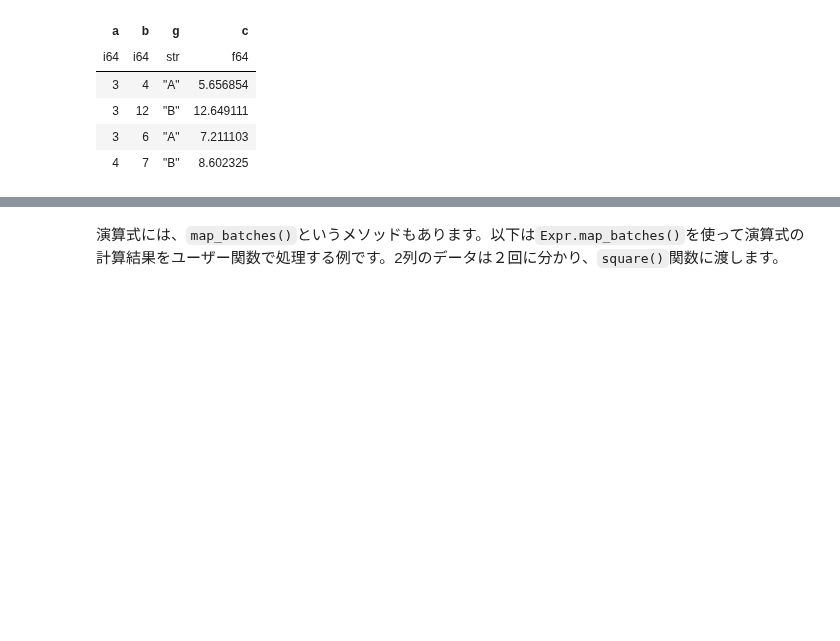
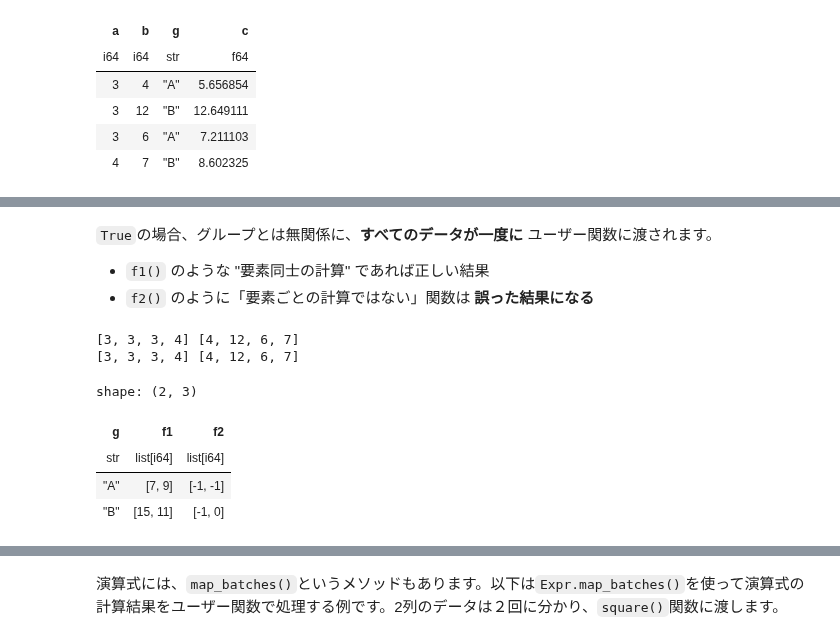
Before and after one commit to ruoyu0088/polars_guide, a Jupyter notebook: polars_guide/050_polars_call_user_function.ipynb, the cells around one changed output, grey strips where cells are left out. Drawn from its saved outputs; the diff is of its cells as text; code cells hidden in the pictures; blank space fills up the shorter version.

```diff
--- a/polars_guide/050_polars_call_user_function.ipynb
+++ b/polars_guide/050_polars_call_user_function.ipynb
@@ -126,0 +208,18 @@ shape: (4, 4)
+# %% [markdown]
+`True`の場合、グループとは無関係に、**すべてのデータが一度に** ユーザー関数に渡されます。
+
+* `f1()` のような "要素同士の計算" であれば正しい結果
+* `f2()` のように「要素ごとの計算ではない」関数は **誤った結果になる**
+# %%
+df.group_by('g', maintain_order=True).agg(
+    pl.map_batches(['a', 'b'], f1, return_dtype=pl.Int64, is_elementwise=True).alias('f1'),
+    pl.map_batches(['a', 'b'], f2, return_dtype=pl.Int64, is_elementwise=True).alias('f2'),
+)
+# %% [output]
+[3, 3, 3, 4] [4, 12, 6, 7]
+[3, 3, 3, 4] [4, 12, 6, 7]
+shape: (2, 3)
+| g | f1 | f2 |
+| str | list[i64] | list[i64] |
+| "A" | [7, 9] | [-1, -1] |
+| "B" | [15, 11] | [-1, 0] |
```
Also changed, not shown: parts of 18 cells of this notebook.
